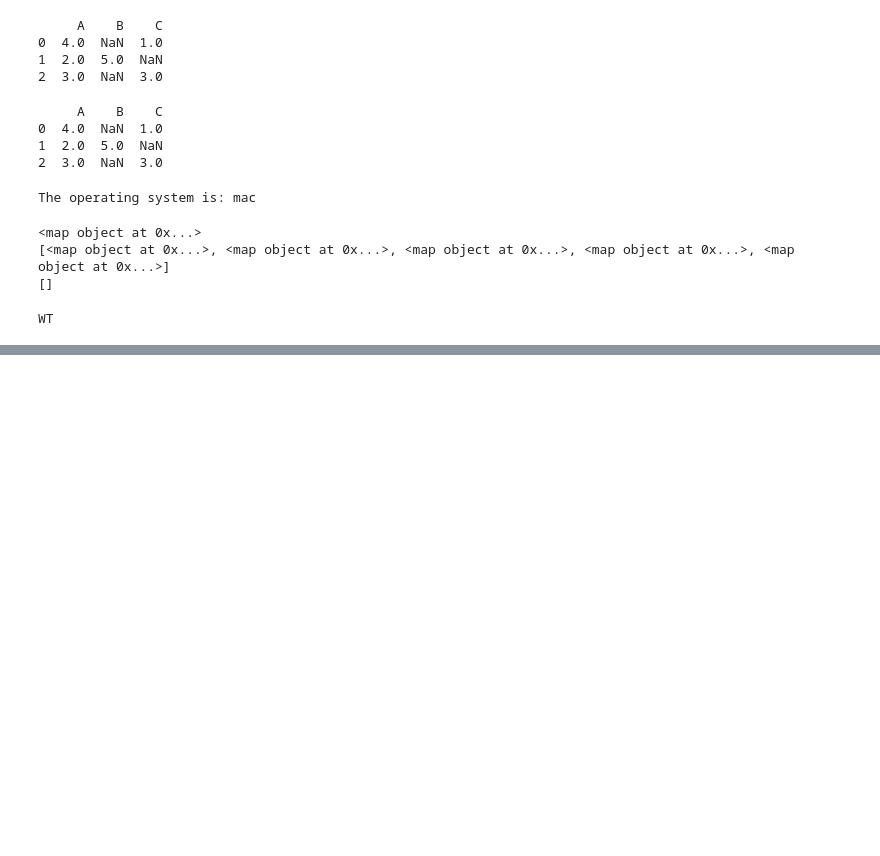
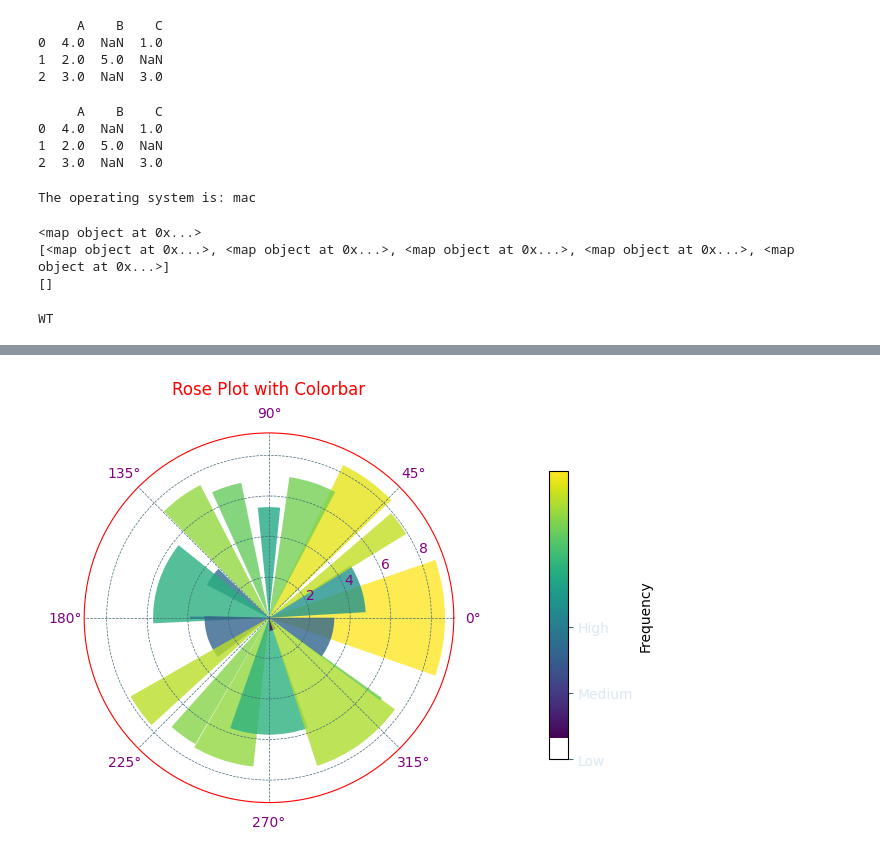
Before and after one commit to chauchy-Liu/efficiency, a Jupyter notebook: test.ipynb, the cells around one changed output, grey strips where cells are left out. Drawn from its saved outputs; the diff is of its cells as text; code cells hidden in the pictures; blank space fills up the shorter version.

```diff
--- a/test.ipynb
+++ b/test.ipynb
@@ -536,0 +593,62 @@ WT
+# %%
+import numpy as np
+import matplotlib.pyplot as plt
+from matplotlib.cm import ScalarMappable
+from matplotlib.colors import Normalize
+from matplotlib.colorbar import ColorbarBase
+
+# 生成数据
+N = 20
+theta = np.linspace(0.0, 2 * np.pi, N, endpoint=False)
+radii = 10 * np.random.rand(N)
+width = np.pi / 4 * np.random.rand(N)
+
+# 创建颜色映射
+cmap = plt.get_cmap('viridis')
+norm = Normalize(vmin=radii.min(), vmax=radii.max())
+
+# 创建图形和极坐标子图
+fig, ax = plt.subplots(subplot_kw=dict(projection='polar'))
+
+# 绘制玫瑰图
+bars = ax.bar(theta, radii, width=width, bottom=0.0)
+
+# 设置每个条形的颜色
+for r, bar in zip(radii, bars):
+    bar.set_facecolor(cmap(norm(r)))
+    bar.set_alpha(0.8)
+# 设置经纬线颜色
+ax.xaxis.grid(color='#426977', linestyle='--', linewidth=0.5)  # 设置极坐标的径向网格线颜色
+ax.yaxis.grid(color='#426977', linestyle='--', linewidth=0.5)  # 设置极坐标的圆周网格线颜色
+ax.spines['polar'].set_color('red')
+# 设置刻度颜色
+ax.tick_params(axis='x', colors='purple')  # 设置角度刻度颜色
+ax.tick_params(axis='y', colors='purple')  # 设置半径刻度颜色
+
+# 添加颜色条
+sm = ScalarMappable(cmap=cmap, norm=norm)
+sm.set_array([])
+
+cbar_ax = fig.add_axes([0.95, 0.2, 0.03, 0.6])
+cbar = ColorbarBase(cbar_ax, cmap=cmap, norm=norm, orientation='vertical')
+
+# # 设置颜色条刻度的颜色
+# cbar.ax.yaxis.set_tick_params(color='white')
+# plt.setp(plt.getp(cbar.ax.axes, 'yticklabels'), color='white')
+# 设置颜色条的刻度和标签
+cbar.set_ticks([0, np.max(n) / 2, np.max(n)])  # 设置刻度位置
+cbar.set_ticklabels(['Low', 'Medium', 'High'])  # 设置刻度标签
+
+# 设置刻度颜色
+cbar.ax.tick_params(labelcolor='#DBE9F1')  #设置刻度标签颜色为红色
+cbar.ax.yaxis.set_tick_params(color='#426977')  # 设置刻度线颜色为绿色
+
+# 设置颜色条标签及其颜色
+cbar.set_label('Frequency', color='black')  #设置标签颜色为黑色
+
+# 设置标题
+ax.set_title("Rose Plot with Colorbar", va='bottom', color='red')
+
+plt.show()
+# %% [output]
+[figure, added]
```
Also changed, not shown: parts of 12 cells of this notebook, 17 other files.
